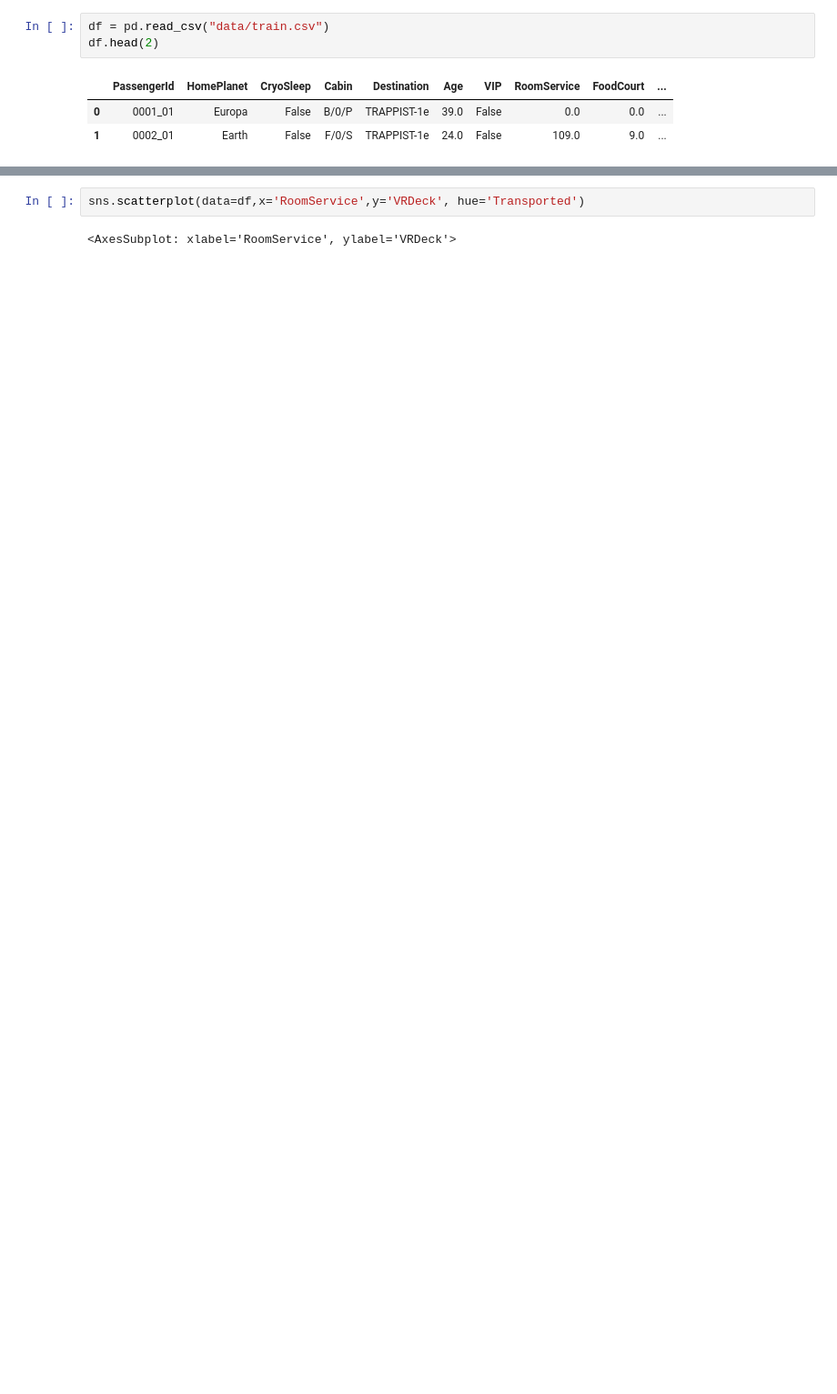
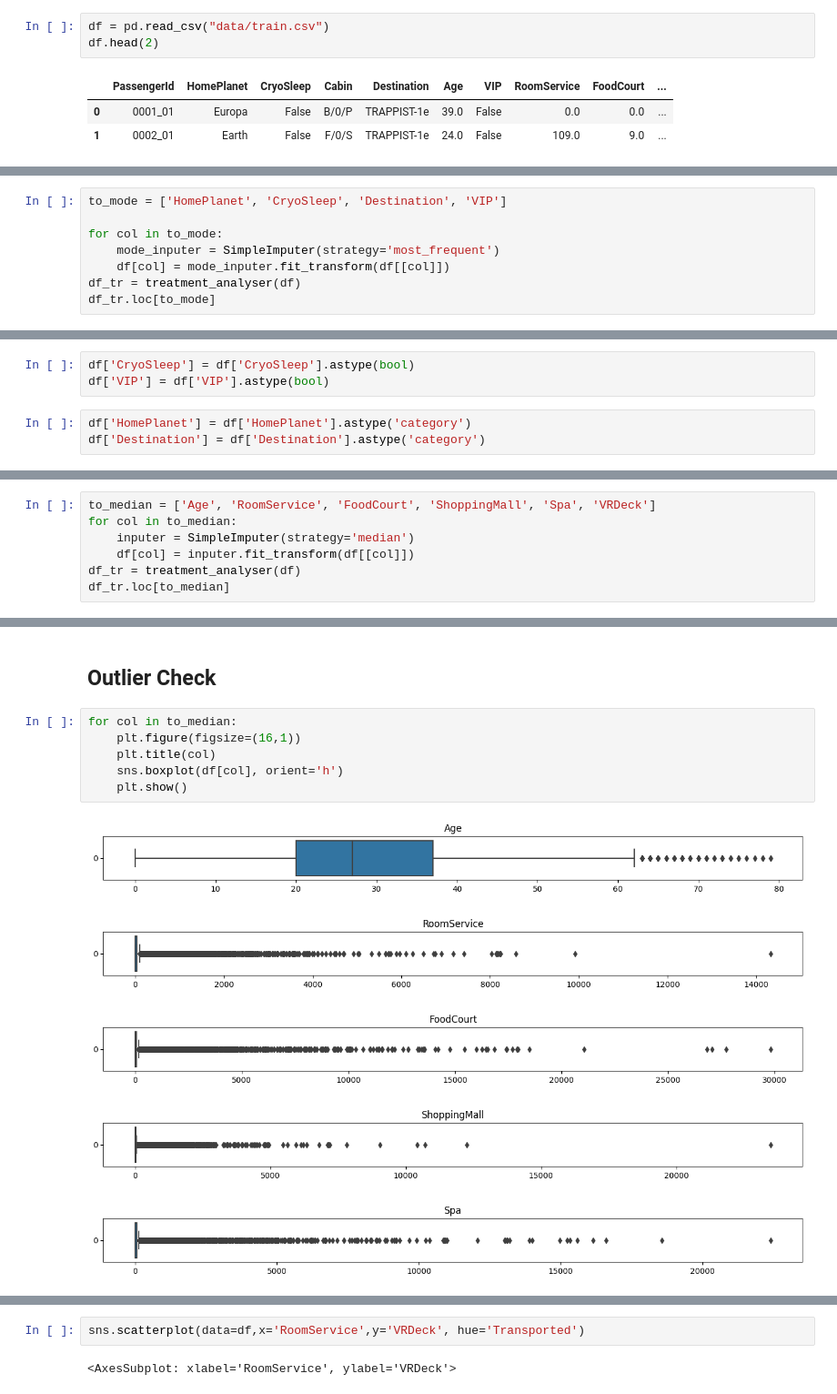
Before and after one commit to kisukegremory/Kaggle, a Jupyter notebook: Spaceship Titanic/Main.ipynb, the cells around one changed output, grey strips where cells are left out. Shown: that part at 91% size. Cells and saved outputs as stored; diff of their text form; blank space fills up the shorter version.

Commit message:
feat(Spaceship Titanic): transformations and multivariate analysis appyled

```diff
--- a/Spaceship Titanic/Main.ipynb
+++ b/Spaceship Titanic/Main.ipynb
@@ -15,0 +53,8 @@ df = df.dropna()
+# %%
+to_mode = ['HomePlanet', 'CryoSleep', 'Destination', 'VIP']
+
+for col in to_mode:
+    mode_inputer = SimpleImputer(strategy='most_frequent')
+    df[col] = mode_inputer.fit_transform(df[[col]])
+df_tr = treatment_analyser(df)
+df_tr.loc[to_mode]
@@ -15,0 +67,6 @@ df = df.dropna()
+# %%
+df['CryoSleep'] = df['CryoSleep'].astype(bool)
+df['VIP'] = df['VIP'].astype(bool)
+# %%
+df['HomePlanet'] = df['HomePlanet'].astype('category')
+df['Destination'] = df['Destination'].astype('category')
@@ -15,0 +86,7 @@ df = df.dropna()
+# %%
+to_median = ['Age', 'RoomService', 'FoodCourt', 'ShoppingMall', 'Spa', 'VRDeck']
+for col in to_median:
+    inputer = SimpleImputer(strategy='median')
+    df[col] = inputer.fit_transform(df[[col]])
+df_tr = treatment_analyser(df)
+df_tr.loc[to_median]
@@ -15,0 +101,14 @@ df = df.dropna()
+# %% [markdown]
+## Outlier Check
+# %%
+for col in to_median:
+    plt.figure(figsize=(16,1))
+    plt.title(col)
+    sns.boxplot(df[col], orient='h')
+    plt.show()
+# %% [output]
+[figure, added]
+[figure, added]
+[figure, added]
+[figure, added]
+[figure, added]
```
Also changed, not shown: parts of 28 cells of this notebook, 3 other files.
